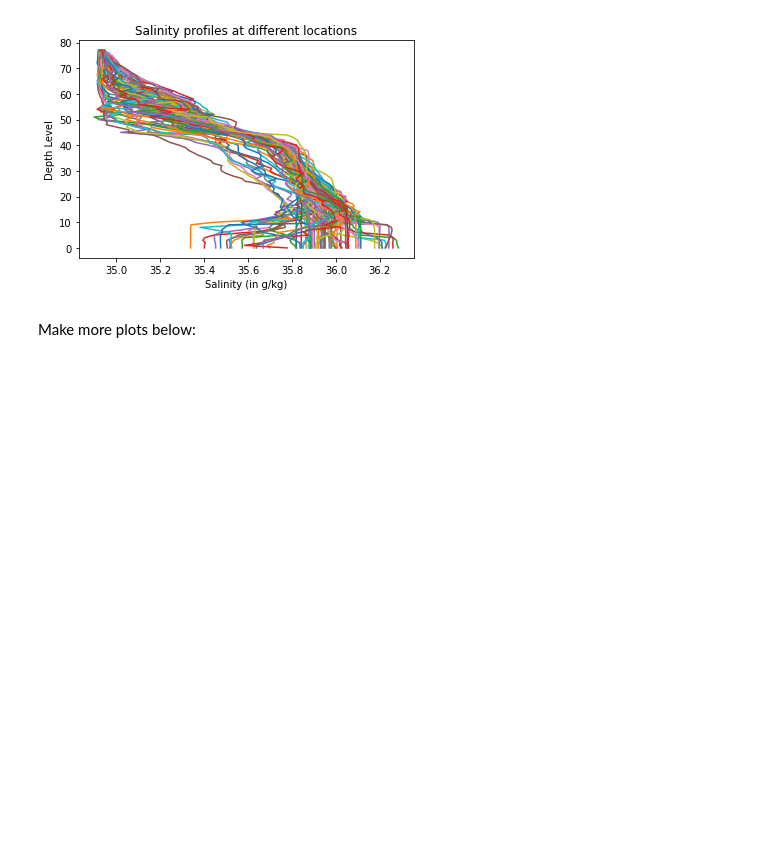
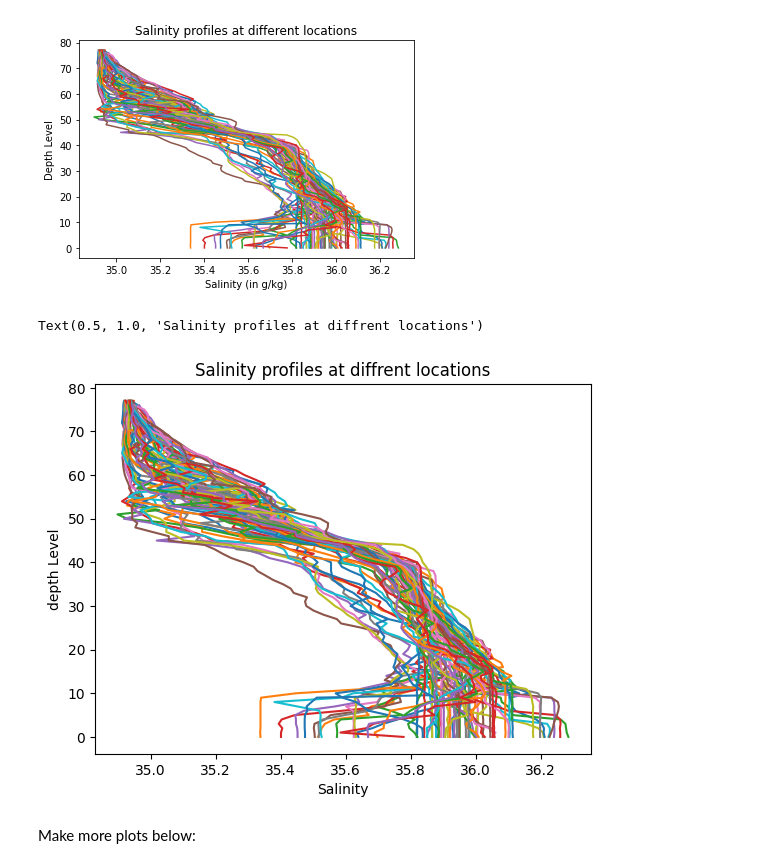
Before and after one commit to Jamgri/2025_Intro_Python, a Jupyter notebook: notebook/W2_S1.ipynb, the cells around one changed output. Cells and saved outputs as stored; diff of their text form; code cells hidden in the pictures; blank space fills up the shorter version.

```diff
--- a/notebook/W2_S1.ipynb
+++ b/notebook/W2_S1.ipynb
@@ -76,7 +76,7 @@ date.npy
 # %% [markdown]
 Then, load the files as `numpy` arrays, for instance using list comprehension
 # %%
-T,S,P,date,lat,lon,level = [np.load(f) for f in files]
+level, T, date, lon, S, lat, P = [np.load(f) for f in files]
 # %% [markdown]
 **Q2) Recreate the `level` array using `np.arange` and `np.linspace`**
 
@@ -220,10 +253,13 @@ Hint 2: Each plot should have a line for each column of data. It will look messy
 # %% [markdown]
 ![Salinity_example.png](embedded-picture-1)
 # %%
-plt.plot(___,___); # The semi-colon prevents printing the line objects
-plt.xlabel(___) # Takes a string as argument
-plt.ylabel(___)
-plt.title(___)
+plt.plot(S,level); # The semi-colon prevents printing the line objects
+plt.xlabel('Salinity') # Takes a string as argument
+plt.ylabel('depth Level')
+plt.title('Salinity profiles at diffrent locations')
+# %% [output]
+Text(0.5, 1.0, 'Salinity profiles at diffrent locations')
+[figure, added]
 # %% [markdown]
 Make more plots below:
 # %% [markdown]
```
Also changed, not shown: parts of 24 cells of this notebook.
